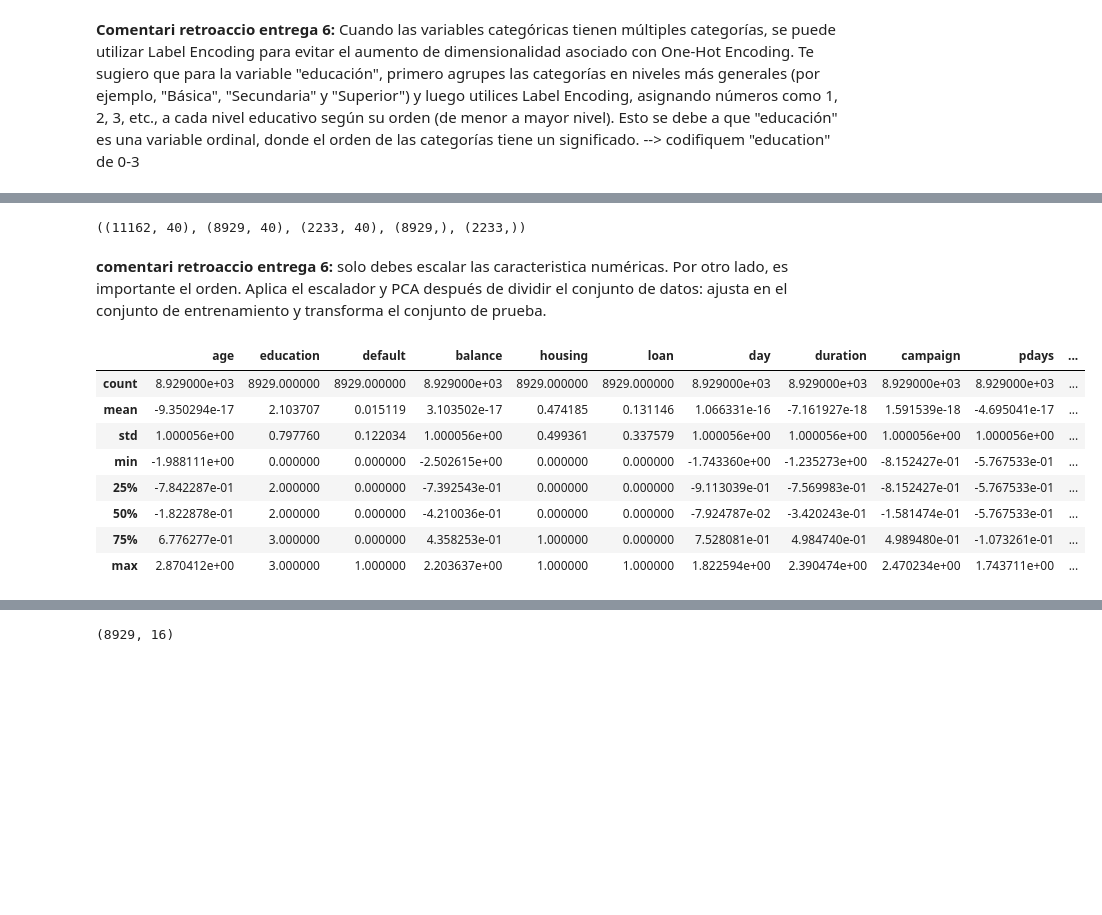
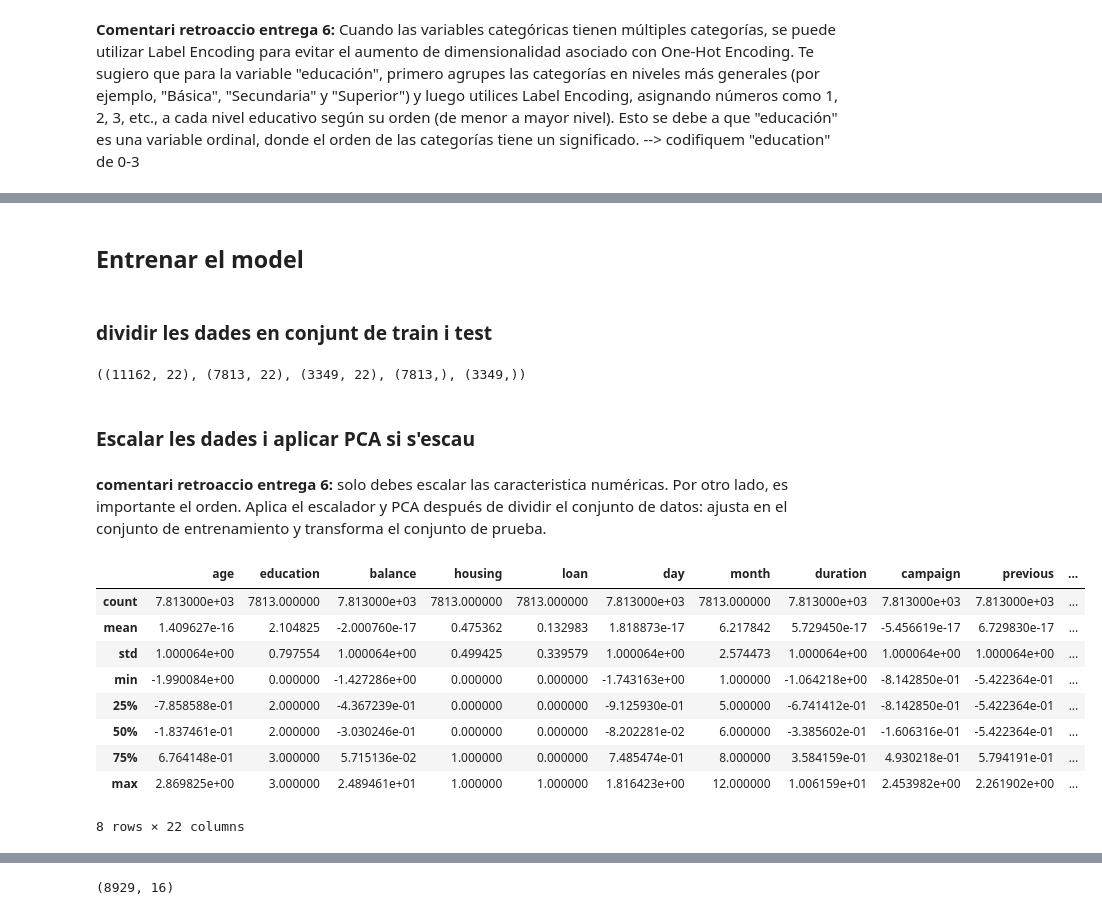
Before and after one commit to josepmariasiso/Projecte-Machine-Learning, a Jupyter notebook: sprint8.2.ipynb, the cells around one changed output, grey strips where cells are left out. Saved outputs shown, nothing was run; the diff lists cells and outputs as text; code cells hidden in the pictures; blank space fills up the shorter version.

```diff
--- a/sprint8.2.ipynb
+++ b/sprint8.2.ipynb
@@ -7,0 +306,14 @@ df = pd.read_csv ('https://raw.githubusercontent.com/ITACADEMYprojectes/projecte
+# %%
+#Chech outliners
+
+columns_to_check = ['campaign', 'previous', 'age']
+# Crear diagramas de caja para visualizar outliers en cada columna
+plt.figure(figsize=(20, 60))
+plotnumber =1
+for column in columns_to_check:
+    ax = plt.subplot(12,3,plotnumber)
+    sns.boxplot(x=df[column])
+    plt.xlabel(column)
+    plt.grid(True)
+    plotnumber+=1
+plt.show() # Se detectaron outliers en todas las columnas señaladas
@@ -32,9 +346,3 @@ def winsorize_data(df, columns):
         df[column] = np.clip(df[column], lower_bound, upper_bound)
 
     return df
-# %%
-#completem els valors categorics desconeguts amb "unknown" i els buits en l'edat per la moda
-df['marital'] = df["marital"].fillna("unknown")
-df['education'] = df["education"].fillna("unknown")
-df['age'] = df['age'].fillna(df['age'].mode()[0])
-df.info()
@@ -125,15 +376,14 @@ plt.show()
 # %%
-
 # Codificacio Categorica One-Hot
 from sklearn.preprocessing import OneHotEncoder
 
 codificador = OneHotEncoder()
-codificacion = codificador.fit_transform(df[['job', 'marital','contact','month','poutcome']])
+codificacion = codificador.fit_transform(df[['job', 'marital','contact','poutcome']])
 
 new_columns = pd.DataFrame(codificacion.toarray(),
                     columns=codificador.get_feature_names_out())
 
 combined_df = pd.concat([df, new_columns], axis=1)
-df = combined_df.drop(['job', 'marital','contact','month','poutcome'], axis=1)
+df = combined_df.drop(['job', 'marital','contact','poutcome'], axis=1)
 df.head()
 # %% [output]
@@ -203,3 +418,7 @@ plt.show()
+# %% [markdown]
+## Entrenar el model
+# %% [markdown]
+### dividir les dades en conjunt de train i test
 # %%
 # Sel·leccionar subconjunts de dades d'entrenament i de prova
 from sklearn.model_selection import train_test_split
@@ -211,31 +430,34 @@ X=df.loc[:, df.columns != 'deposit']
 
 
 X_train, X_test, y_train, y_test = train_test_split(X, y,
-                                                    test_size=0.2, # 80% assignat a entrenament + 20% assignat a test
+                                                    test_size=0.3, # 70% assignat a entrenament + 30% assignat a test
                                                     random_state=0, # seleccionar dades aleatoriament
                                                     stratify=y) # mantenir la mateixa distribucio èxit/fracàs en ambdos conjunts
 
 X.shape, X_train.shape, X_test.shape,y_train.shape, y_test.shape
 # %% [output]
-((11162, 40), (8929, 40), (2233, 40), (8929,), (2233,))
+((11162, 22), (7813, 22), (3349, 22), (7813,), (3349,))
+# %% [markdown]
+### Escalar les dades i aplicar PCA si s'escau
 # %% [markdown]
 **comentari retroaccio entrega 6:** solo debes escalar las caracteristica numéricas. Por otro lado, es importante el orden. Aplica el escalador y PCA después de dividir el conjunto de datos: ajusta en el conjunto de entrenamiento y transforma el conjunto de prueba.
 # %%
 # Escalem el conjunt de les dades X_train
 scaler = StandardScaler()
-columns_to_standarize = ['age','balance', 'day','duration', 'campaign', 'pdays', 'previous']
+columns_to_standarize = ['age','balance', 'day','duration', 'campaign', 'previous']
 X_train[columns_to_standarize] = scaler.fit_transform(X_train[columns_to_standarize])
 X_train.describe()
 # %% [output]
-|  | age | education | default | balance | housing | loan | day | duration | campaign | pdays | ... |
-| count | 8.929000e+03 | 8929.000000 | 8929.000000 | 8.929000e+03 | 8929.000000 | 8929.000000 | 8.929000e+03 | 8.929000e+03 | 8.929000e+03 | 8.929000e+03 | ... |
-| mean | -9.350294e-17 | 2.103707 | 0.015119 | 3.103502e-17 | 0.474185 | 0.131146 | 1.066331e-16 | -7.161927e-18 | 1.591539e-18 | -4.695041e-17 | ... |
-| std | 1.000056e+00 | 0.797760 | 0.122034 | 1.000056e+00 | 0.499361 | 0.337579 | 1.000056e+00 | 1.000056e+00 | 1.000056e+00 | 1.000056e+00 | ... |
-| min | -1.988111e+00 | 0.000000 | 0.000000 | -2.502615e+00 | 0.000000 | 0.000000 | -1.743360e+00 | -1.235273e+00 | -8.152427e-01 | -5.767533e-01 | ... |
-| 25% | -7.842287e-01 | 2.000000 | 0.000000 | -7.392543e-01 | 0.000000 | 0.000000 | -9.113039e-01 | -7.569983e-01 | -8.152427e-01 | -5.767533e-01 | ... |
-| 50% | -1.822878e-01 | 2.000000 | 0.000000 | -4.210036e-01 | 0.000000 | 0.000000 | -7.924787e-02 | -3.420243e-01 | -1.581474e-01 | -5.767533e-01 | ... |
-| 75% | 6.776277e-01 | 3.000000 | 0.000000 | 4.358253e-01 | 1.000000 | 0.000000 | 7.528081e-01 | 4.984740e-01 | 4.989480e-01 | -1.073261e-01 | ... |
-| max | 2.870412e+00 | 3.000000 | 1.000000 | 2.203637e+00 | 1.000000 | 1.000000 | 1.822594e+00 | 2.390474e+00 | 2.470234e+00 | 1.743711e+00 | ... |
+|  | age | education | balance | housing | loan | day | month | duration | campaign | previous | ... |
+| count | 7.813000e+03 | 7813.000000 | 7.813000e+03 | 7813.000000 | 7813.000000 | 7.813000e+03 | 7813.000000 | 7.813000e+03 | 7.813000e+03 | 7.813000e+03 | ... |
+| mean | 1.409627e-16 | 2.104825 | -2.000760e-17 | 0.475362 | 0.132983 | 1.818873e-17 | 6.217842 | 5.729450e-17 | -5.456619e-17 | 6.729830e-17 | ... |
+| std | 1.000064e+00 | 0.797554 | 1.000064e+00 | 0.499425 | 0.339579 | 1.000064e+00 | 2.574473 | 1.000064e+00 | 1.000064e+00 | 1.000064e+00 | ... |
+| min | -1.990084e+00 | 0.000000 | -1.427286e+00 | 0.000000 | 0.000000 | -1.743163e+00 | 1.000000 | -1.064218e+00 | -8.142850e-01 | -5.422364e-01 | ... |
+| 25% | -7.858588e-01 | 2.000000 | -4.367239e-01 | 0.000000 | 0.000000 | -9.125930e-01 | 5.000000 | -6.741412e-01 | -8.142850e-01 | -5.422364e-01 | ... |
+| 50% | -1.837461e-01 | 2.000000 | -3.030246e-01 | 0.000000 | 0.000000 | -8.202281e-02 | 6.000000 | -3.385602e-01 | -1.606316e-01 | -5.422364e-01 | ... |
+| 75% | 6.764148e-01 | 3.000000 | 5.715136e-02 | 1.000000 | 0.000000 | 7.485474e-01 | 8.000000 | 3.584159e-01 | 4.930218e-01 | 5.794191e-01 | ... |
+| max | 2.869825e+00 | 3.000000 | 2.489461e+01 | 1.000000 | 1.000000 | 1.816423e+00 | 12.000000 | 1.006159e+01 | 2.453982e+00 | 2.261902e+00 | ... |
+8 rows × 22 columns
 # %%
 #Chequear el resultado con histogramas para ver media 0 y desvío estándar=1
 # Crear una figura con subgráficos para cada columna numérica
```
Also changed, not shown: parts of 51 cells of this notebook.
